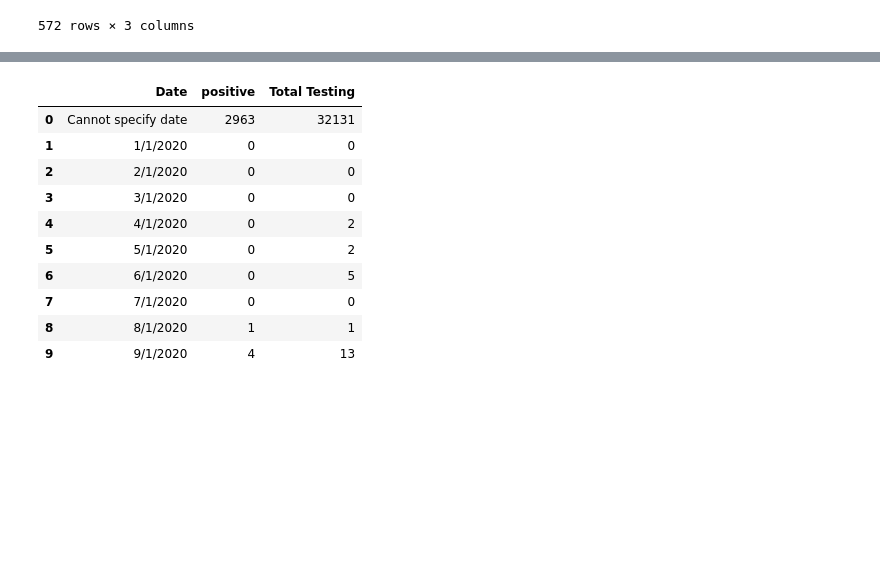
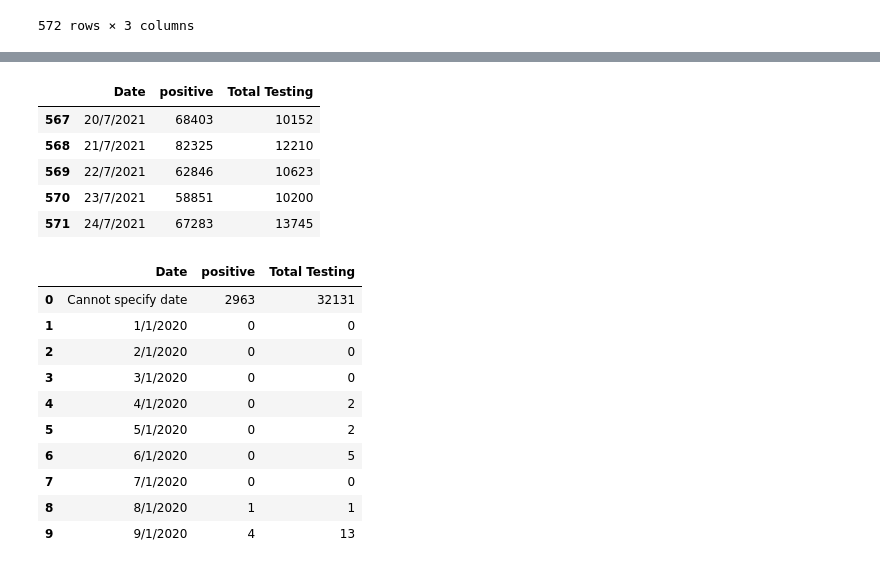
Before and after one commit to Wikanes-k/DWDM21, a Jupyter notebook: Data102(Chapter2).ipynb, the cells around one changed output, grey strips where cells are left out. Drawn from its saved outputs; the diff is of its cells as text; code cells hidden in the pictures; blank space fills up the shorter version.

```diff
--- a/Data102(Chapter2).ipynb
+++ b/Data102(Chapter2).ipynb
@@ -71,3 +82,12 @@ dataN
+# %%
+dataN.tail()
+# %% [output]
+|  | Date | positive | Total Testing |
+| 567 | 20/7/2021 | 68403 | 10152 |
+| 568 | 21/7/2021 | 82325 | 12210 |
+| 569 | 22/7/2021 | 62846 | 10623 |
+| 570 | 23/7/2021 | 58851 | 10200 |
+| 571 | 24/7/2021 | 67283 | 13745 |
 # %%
 dataN.head(10)
 # %% [output]
```
Also changed, not shown: parts of 8 cells of this notebook.
